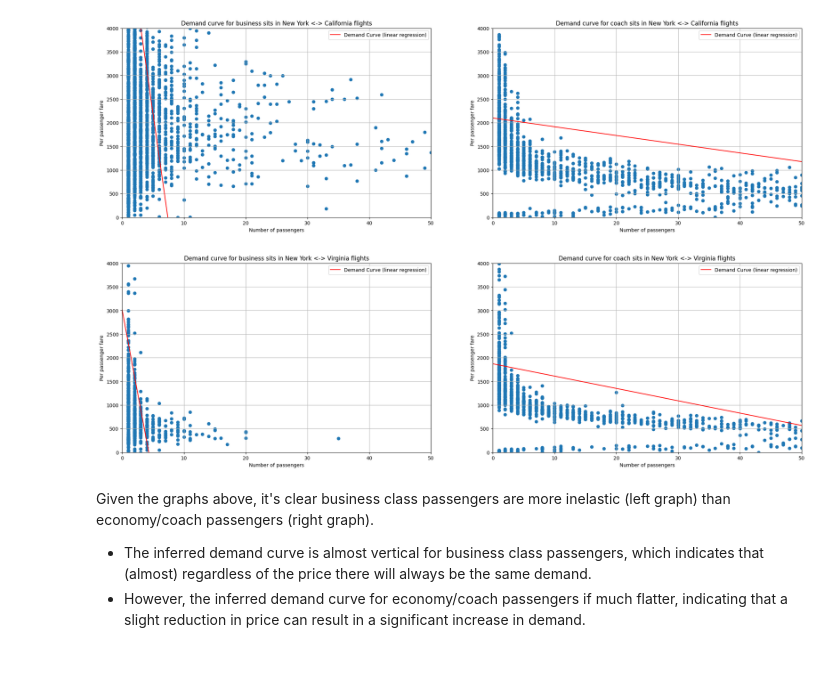
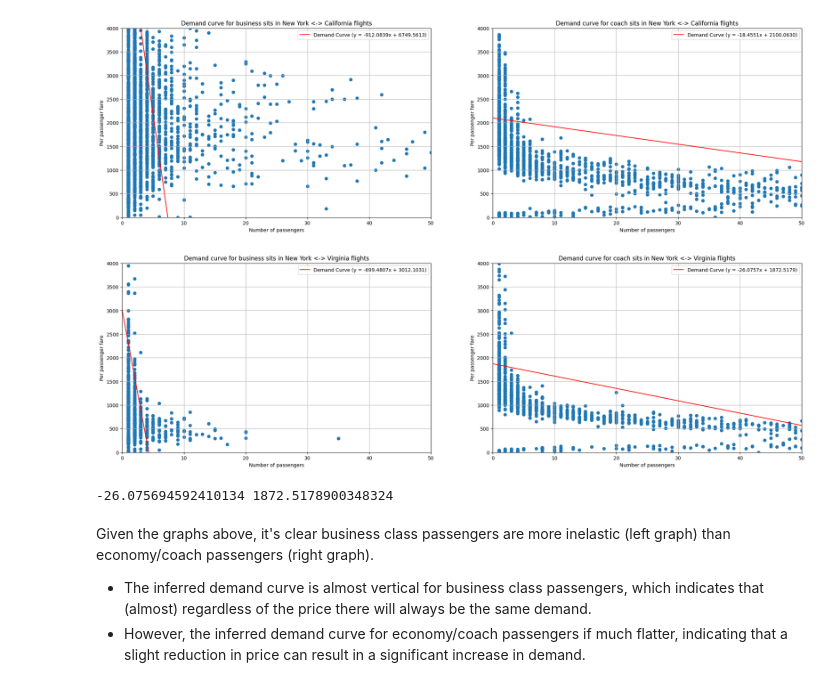
Before and after one commit to tulians/flight-elasticity, a Jupyter notebook: demand-curves.ipynb, the cells around one changed output. Cells and saved outputs as stored; diff of their text form; code cells hidden in the pictures.

Commit message:
Add equations for demand curves.

```diff
--- a/demand-curves.ipynb
+++ b/demand-curves.ipynb
@@ -122,12 +122,13 @@ z = np.polyfit(
 )
 
 p = np.poly1d(z)
+regression_label = f"Demand Curve (y = {1/z[0]:.4f}x + {-z[1]/z[0]:.4f})"
 
 plt.plot(
     p(long_haul_passengers_per_business_fare.per_passenger_fare),
     long_haul_passengers_per_business_fare.per_passenger_fare,
     color="red",
-    label="Demand Curve (linear regression)",
+    label=regression_label,
 )
 
 plt.xlabel("Number of passengers")
@@ -141,35 +142,36 @@ plt.legend()
 plt.subplot(1, 2, 2)
 plt.scatter(
     long_haul_passengers_per_coach_fare.total_passengers,
     long_haul_passengers_per_coach_fare.per_passenger_fare,
 )
 
 z = np.polyfit(
     long_haul_passengers_per_coach_fare.per_passenger_fare,  # x
     long_haul_passengers_per_coach_fare.total_passengers,  # y
     1,
 )
 
 p = np.poly1d(z)
+regression_label = f"Demand Curve (y = {1/z[0]:.4f}x + {-z[1]/z[0]:.4f})"
 
 plt.plot(
     p(long_haul_passengers_per_coach_fare.per_passenger_fare),
     long_haul_passengers_per_coach_fare.per_passenger_fare,
     color="red",
-    label="Demand Curve (linear regression)",
+    label=regression_label,
 )
 
 plt.xlabel("Number of passengers")
 plt.xlim(0, 50)
 plt.ylabel("Per passenger fare")
 plt.ylim(0, 4000)
 plt.grid(True)
 plt.title("Demand curve for coach sits in New York <-> California flights")
 plt.legend()
 
 plt.show()
 # %% [output]
-[figure, old version]
+[figure, new version]
 # %%
 plt.figure(figsize=(25, 7))
 
@@ -186,12 +188,13 @@ z = np.polyfit(
 )
 
 p = np.poly1d(z)
+regression_label = f"Demand Curve (y = {1/z[0]:.4f}x + {-z[1]/z[0]:.4f})"
 
 plt.plot(
     p(short_haul_passengers_per_business_fare.per_passenger_fare),
     short_haul_passengers_per_business_fare.per_passenger_fare,
     color="red",
-    label="Demand Curve (linear regression)",
+    label=regression_label,
 )
 
 plt.xlabel("Number of passengers")
@@ -215,12 +218,13 @@ z = np.polyfit(
 )
 
 p = np.poly1d(z)
+regression_label = f"Demand Curve (y = {1/z[0]:.4f}x + {-z[1]/z[0]:.4f})"
 
 plt.plot(
     p(short_haul_passengers_per_coach_fare.per_passenger_fare),
     short_haul_passengers_per_coach_fare.per_passenger_fare,
     color="red",
-    label="Demand Curve (linear regression)",
+    label=regression_label,
 )
 
 plt.xlabel("Number of passengers")
@@ -233,7 +237,14 @@ plt.legend()
 
 plt.show()
 # %% [output]
-[figure, old version]
+[figure, new version]
+# %%
+z, z[0], z[1]
+
+m_hat, b_hat = 1/z[0], -z[1]/z[0]
+print(m_hat, b_hat)
+# %% [output]
+-26.075694592410134 1872.5178900348324
 # %% [markdown]
 Given the graphs above, it's clear business class passengers are more inelastic (left graph) than economy/coach passengers (right graph).
 - The inferred demand curve is almost vertical for business class passengers, which indicates that (almost) regardless of the price there will always be the same demand.
```
